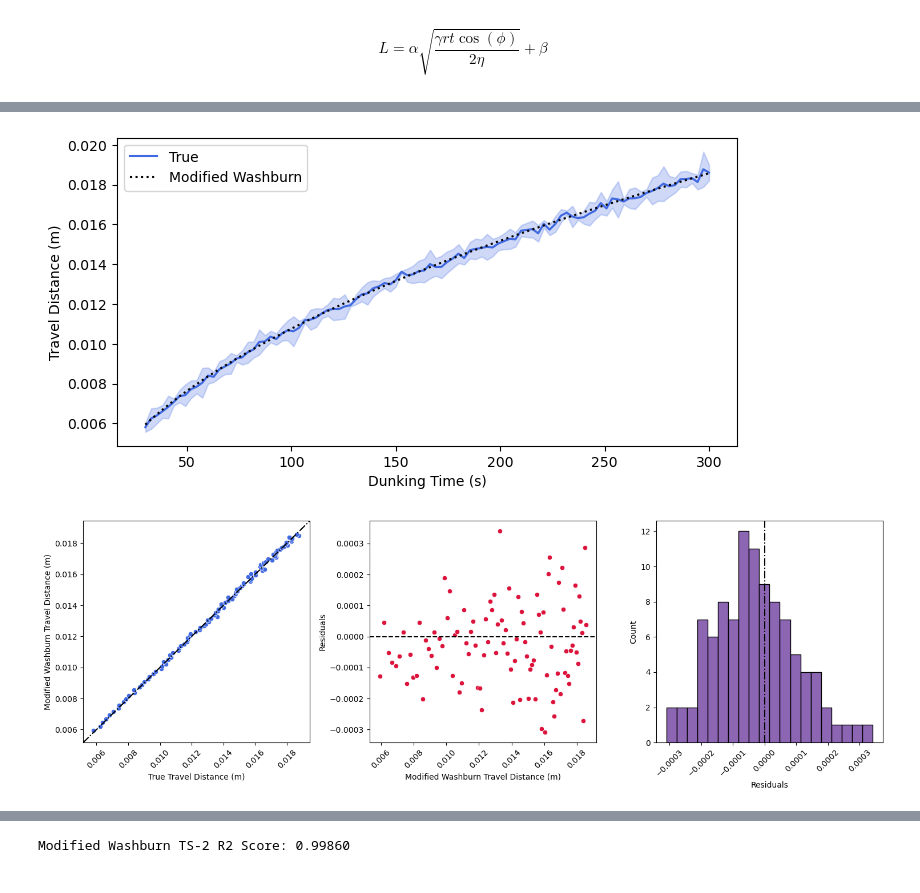
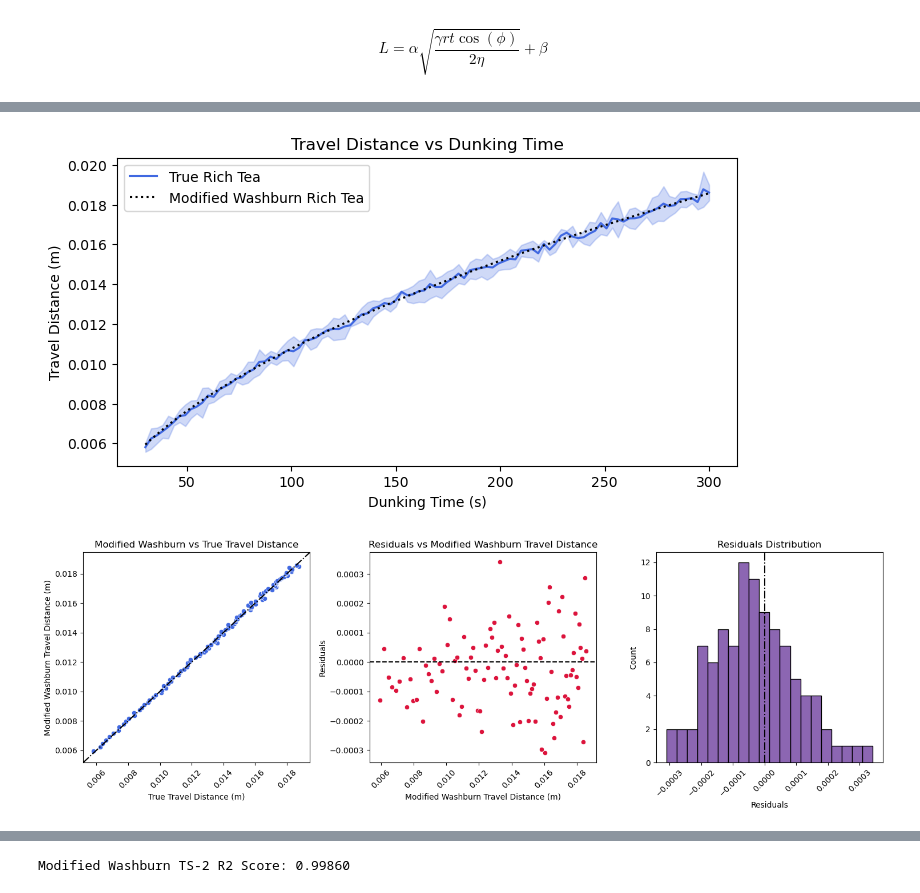
Before and after one commit to Pavan365/Biscuit-Dunking-Project, a Jupyter notebook: src/data-modelling/flow_modelling.ipynb, the cells around one changed output, grey strips where cells are left out. Drawn from its saved outputs; the diff is of its cells as text; code cells hidden in the pictures.

```diff
--- a/src/data-modelling/flow_modelling.ipynb
+++ b/src/data-modelling/flow_modelling.ipynb
@@ -428,6 +476,7 @@ ax[0].plot([0, 1], [0, 1],
            color="k")
 
 # Set the labels.
+ax[0].set_title("RFR vs True Travel Distance")
 ax[0].set_xlabel("True Travel Distance (m)")
 ax[0].set_ylabel("RFR Travel Distance (m)")
 ax[0].legend(title="Biscuit")
@@ -440,6 +489,7 @@ ax[0].tick_params(axis="x", rotation=45)
 ax[1].axhline(y=0, linestyle="-.", color="k")
 
 # Set the labels.
+ax[1].set_title("Residuals vs RFR Travel Distance")
 ax[1].set_xlabel("RFR Travel Distance (m)")
 ax[1].set_ylabel("Residuals")
 ax[1].legend(title="Biscuit")
@@ -452,6 +502,7 @@ ax[1].tick_params(axis="x", rotation=45)
 ax[2].axvline(x=0, linestyle="-.", color="k")
 
 # Set the labels.
+ax[2].set_title("Residuals Distribution")
 ax[2].set_xlabel("Residuals")
 ax[2].set_ylabel("Count")
 ax[2].get_legend().set_title("Biscuit")
@@ -659,6 +751,7 @@ def comparison_plot(time_series: pd.DataFrame, predicted: np.ndarray, labels: li
             label=labels[1])
 
     # Set the labels.
+    ax.set_title("Travel Distance vs Dunking Time")
     ax.set_xlabel("Dunking Time (s)")
     ax.set_ylabel("Travel Distance (m)")
 
@@ -1001,14 +1121,14 @@ washburn_mod_ts_2_predicted = washburn_modified_ts(alpha=alpha_ts_2,
                                                    time=time_series_2["dunking-time"])
 # %%
 # Visualise the fit of the modified Washburn model.
-comparison_plot(time_series_2, washburn_mod_ts_2_predicted, ("True", "Modified Washburn"))
+comparison_plot(time_series_2, washburn_mod_ts_2_predicted, ("True Rich Tea", "Modified Washburn Rich Tea"))
 # %% [output]
-[figure, old version]
+[figure, new version]
 # %%
 # Visualise the performance of the modifiedWashburn model.
-performance_plot(time_series_2, washburn_mod_ts_2_predicted, "Modified Washburn Travel Distance (m)")
+performance_plot(time_series_2, washburn_mod_ts_2_predicted, "Modified Washburn")
 # %% [output]
-[figure, old version]
+[figure, new version]
 # %%
 # Store the log-likelihood of the modified Washburn model.
 washburn_mod_log_likelihood_ts_2 = sampler_ts_2.results["maximum_likelihood"]["logl"]
```
Also changed, not shown: parts of 94 cells of this notebook.
